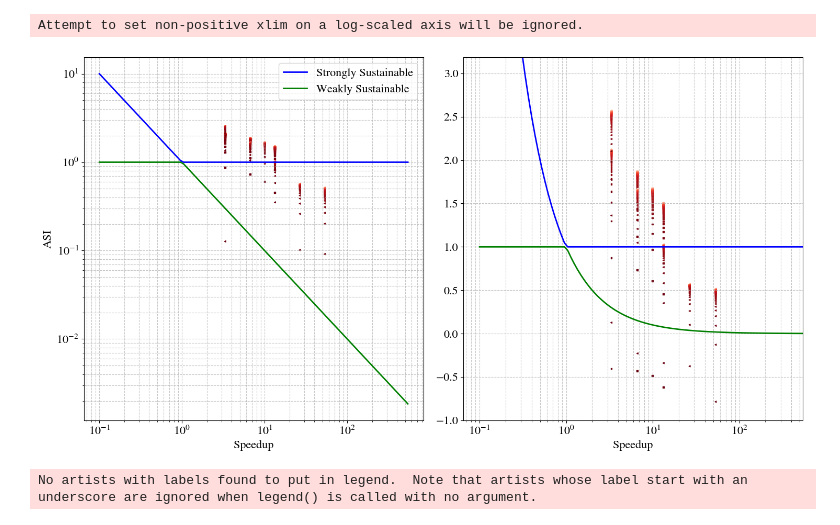
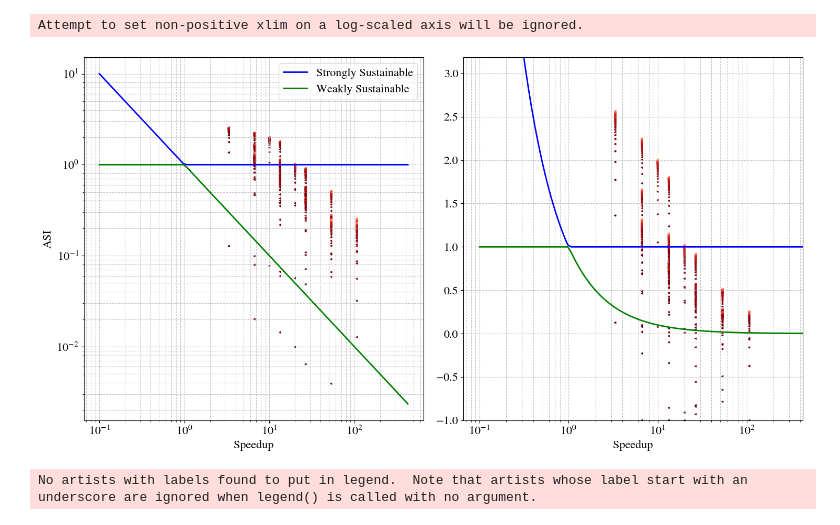
Before and after one commit to PolMaistriaux/IoT_Node_Modeling, a Jupyter notebook: Test_new_applications/Notebook_ASI_Framework.ipynb, the cells around one changed output. Saved outputs shown, nothing was run; the diff lists cells and outputs as text; code cells hidden in the pictures.

Commit message:
Start implementation of architecture exploration

```diff
--- a/Test_new_applications/Notebook_ASI_Framework.ipynb
+++ b/Test_new_applications/Notebook_ASI_Framework.ipynb
@@ -135,18 +74,0 @@ baseline_power   = baseline_energy / baseline_latency
-# %%
-def scale_area (area= 1, nfft_ref = 1, nfft = 1, acc_type ="Memory-b"):
-    area_scaled = np.copy(area)
-    for i,this_area in enumerate(area):
-        if acc_type[i].startswith("Mem"):
-            area_scaled[i] = area[i] * nfft_ref / nfft[i]
-        elif acc_type[i].startswith("Pip"):
-            area_scaled[i] = area[i] * (nfft_ref*np.log2(nfft_ref)) / (nfft[i]*np.log2(nfft[i]))
-    return area_scaled
-
-def scale_latency (latency= 1, nfft_ref = 1, nfft = 1, acc_type ="Memory-b"):
-    latency_scaled = np.copy(latency)
-    for i,this_area in enumerate(latency):
-        if acc_type[i].startswith("Mem"):
-            latency_scaled[i] = latency[i] * (nfft_ref*np.log2(nfft_ref)) / (nfft[i]*np.log2(nfft[i]))
-        elif acc_type[i].startswith("Pip"):
-            latency_scaled[i] = latency[i] * nfft_ref / nfft[i]
-    return latency_scaled
@@ -400,43 +272,52 @@ sep_weakly_sustainable  [np.where(sep_weakly_sustainable>1)]   =1
 # Plot the operation footprint vs FFT throughput
 fig, ax = plt.subplots(1,2,figsize=(15, 8))
 ax[0].set_ylabel('ASI')
 ax[0].loglog(speedup_space, sep_strongly_sustainable, 'b', linewidth=2, label='Strongly Sustainable')
 ax[0].loglog(speedup_space, sep_weakly_sustainable,   'g', linewidth=2, label='Weakly Sustainable')
 ax[1].plot(speedup_space, sep_strongly_sustainable, 'b', linewidth=2, label='Strongly Sustainable')
 ax[1].plot(speedup_space, sep_weakly_sustainable,   'g', linewidth=2, label='Weakly Sustainable')
 
 ax[1].set_xscale('log')
 
 ax[0].set_xlabel('Speedup')
 ax[1].set_xlabel('Speedup')
 ax[1].set_ylim([-1,np.max(our_asi_res)*1.5])
 ax[1].set_xlim([0,np.max(soa_speedup_ratio)])
 
 ax[0].grid(True, which='both', linestyle='--', alpha=0.7)
 ax[1].grid(True, which='both', linestyle='--', alpha=0.7)
 
 ## Add our accelerator
 #for i in range(soa_area_ratio.shape[0]):
 #    p = ax[0].scatter(np.ones(len(alpha_studied))*soa_speedup_ratio[i],   np.maximum(soa_asi_res[:,i],-1),   c=alpha_studied,cmap="Reds",  s=4)
 #    p = ax[1].scatter(np.ones(len(alpha_studied))*soa_speedup_ratio[i],   np.maximum(soa_asi_res[:,i],-1),   c=alpha_studied,cmap="Reds",  s=4)
 #fig.colorbar(p,ax=ax[0],orientation='vertical',label='Alpha')
-
-# Add our accelerator
-for i in range(our_area_ratio.shape[0]):
-    p = ax[0].scatter(np.ones(len(alpha_studied))*our_speedup_ratio[i],   np.maximum(our_asi_res[:,i],-1),   c=alpha_studied,cmap="Reds",  s=4, marker='s')
-    p = ax[1].scatter(np.ones(len(alpha_studied))*our_speedup_ratio[i],   np.maximum(our_asi_res[:,i],-1),   c=alpha_studied,cmap="Reds",  s=4, marker='s')
-
-for i in range(theor_area_ratio.shape[0]):
-    p = ax[0].scatter(np.ones(len(alpha_studied))*theor_speedup_ratio[i],   np.maximum(theor_asi_res[:,i],-1),   c=alpha_studied,cmap="Reds",  s=4, marker='<')
-    p = ax[1].scatter(np.ones(len(alpha_studied))*theor_speedup_ratio[i],   np.maximum(theor_asi_res[:,i],-1),   c=alpha_studied,cmap="Reds",  s=4, marker='<')
+#
+## Add our accelerator
+#for i in range(our_area_ratio.shape[0]):
+#    p = ax[0].scatter(np.ones(len(alpha_studied))*our_speedup_ratio[i],   np.maximum(our_asi_res[:,i],-1),   c=alpha_studied,cmap="Reds",  s=4, marker='s')
+#    p = ax[1].scatter(np.ones(len(alpha_studied))*our_speedup_ratio[i],   np.maximum(our_asi_res[:,i],-1),   c=alpha_studied,cmap="Reds",  s=4, marker='s')
+#
+for i in range(para_theor_area_ratio.shape[0]):
+    for j in range(3):
+        p = ax[0].scatter(np.ones(len(alpha_studied))*para_theor_speedup_ratio[i,j],   np.maximum(para_theor_asi_res[:,i,j],-1),   c=alpha_studied,cmap="Reds",  s=4, marker='<')
+        p = ax[1].scatter(np.ones(len(alpha_studied))*para_theor_speedup_ratio[i,j],   np.maximum(para_theor_asi_res[:,i,j],-1),   c=alpha_studied,cmap="Reds",  s=4, marker='<')
+for i in range(pipe_theor_area_ratio.shape[0]):
+    for j in range(3):
+        p = ax[0].scatter(np.ones(len(alpha_studied))*pipe_theor_speedup_ratio[i,j],   np.maximum(pipe_theor_asi_res[:,i,j],-1),   c=alpha_studied,cmap="Reds",  s=4, marker='<')
+        p = ax[1].scatter(np.ones(len(alpha_studied))*pipe_theor_speedup_ratio[i,j],   np.maximum(pipe_theor_asi_res[:,i,j],-1),   c=alpha_studied,cmap="Reds",  s=4, marker='<')
+for i in range(pipePara_theor_area_ratio.shape[0]):
+    for j in range(3):
+        p = ax[0].scatter(np.ones(len(alpha_studied))*pipePara_theor_speedup_ratio[i,j],   np.maximum(pipePara_theor_asi_res[:,i,j],-1),   c=alpha_studied,cmap="Reds",  s=4, marker='<')
+        p = ax[1].scatter(np.ones(len(alpha_studied))*pipePara_theor_speedup_ratio[i,j],   np.maximum(pipePara_theor_asi_res[:,i,j],-1),   c=alpha_studied,cmap="Reds",  s=4, marker='<')
 
 ax[0].legend()
 # Add legend
 fig.tight_layout()
 plt.show()
 # %% [output]
 Attempt to set non-positive xlim on a log-scaled axis will be ignored.
-[figure, old version]
+[figure, new version]
 # %%
 # Plot the operation footprint vs FFT throughput
 fig, ax = plt.subplots(1,2,figsize=(15, 8))
```
Also changed, not shown: parts of 11 cells of this notebook, 1 other file.
